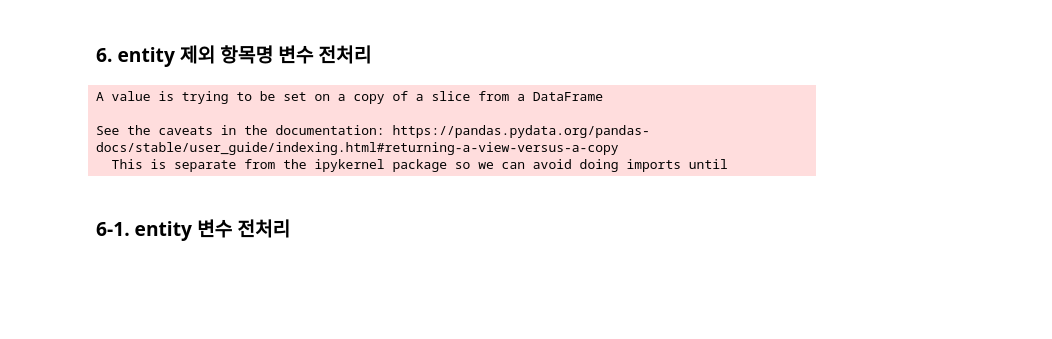
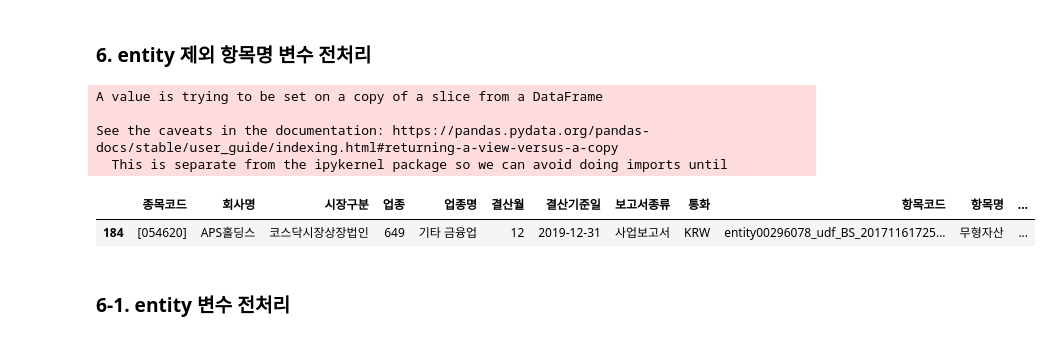
Before and after one commit to DominKim/Final_project, a Jupyter notebook: data_preprocessing/2019사업보고서_EDA_20200708.ipynb, the cells around one changed output. Cells and saved outputs as stored; diff of their text form; code cells hidden in the pictures; blank space fills up the shorter version.

```diff
--- a/data_preprocessing/2019사업보고서_EDA_20200708.ipynb
+++ b/data_preprocessing/2019사업보고서_EDA_20200708.ipynb
@@ -178,6 +178,11 @@ A value is trying to be set on a copy of a slice from a DataFrame
 
 See the caveats in the documentation: https://pandas.pydata.org/pandas-docs/stable/user_guide/indexing.html#returning-a-view-versus-a-copy
   This is separate from the ipykernel package so we can avoid doing imports until
+# %%
+df2019[df2019["회사명"] == "APS홀딩스"][df2019[df2019["회사명"] == "APS홀딩스"]["항목코드"] == "entity00296078_udf_BS_2017116172525215_NoncurrentAssets"]
+# %% [output]
+|  | 종목코드 | 회사명 | 시장구분 | 업종 | 업종명 | 결산월 | 결산기준일 | 보고서종류 | 통화 | 항목코드 | 항목명 | ... |
+| 184 | [054620] | APS홀딩스 | 코스닥시장상장법인 | 649 | 기타 금융업 | 12 | 2019-12-31 | 사업보고서 | KRW | entity00296078_udf_BS_20171161725... | 무형자산 | ... |
 # %% [markdown]
 ### 6-1. entity 변수 전처리
 # %%
```
Also changed, not shown: parts of 2 cells of this notebook, 10 other files.
